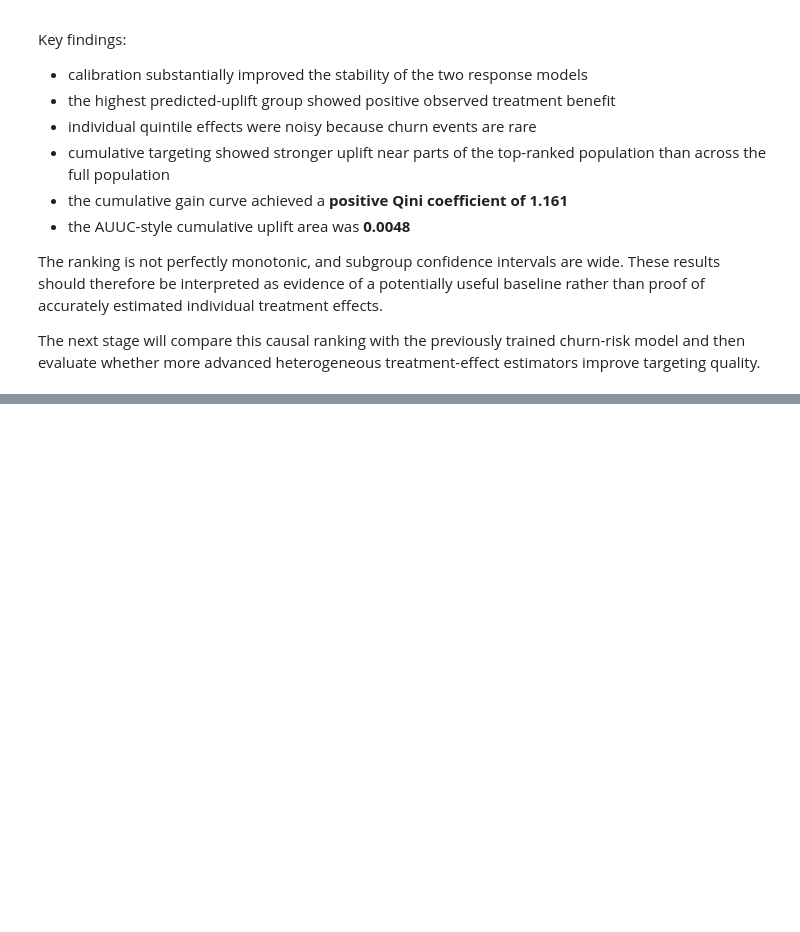
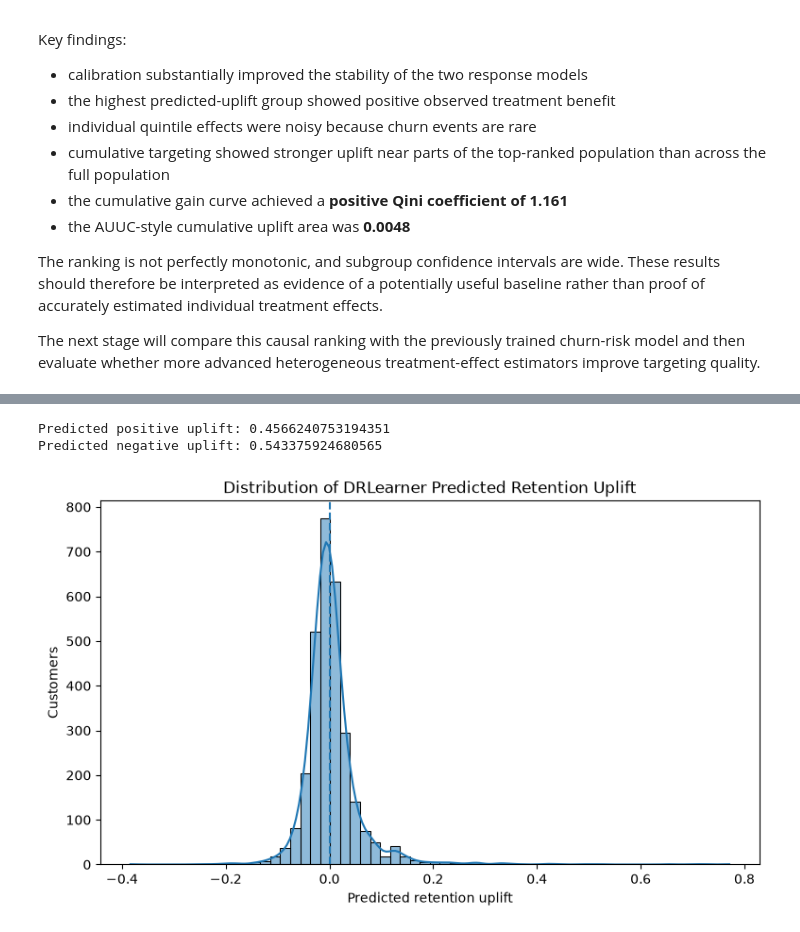
Before and after one commit to ACSanders/beyond-churn, a Jupyter notebook: notebooks/03_causal_uplift_modeling.ipynb, the cells around one changed output, grey strips where cells are left out. Cells and saved outputs as stored; diff of their text form; code cells hidden in the pictures; blank space fills up the shorter version.

```diff
--- a/notebooks/03_causal_uplift_modeling.ipynb
+++ b/notebooks/03_causal_uplift_modeling.ipynb
@@ -1205,0 +2090,7 @@ The next stage will compare this causal ranking with the previously trained chur
+# %%
+# FIT
+dr_learner.fit(
+    np.asarray(y_causal_train).ravel(),
+    np.asarray(treatment_train).ravel(),
+    X=X_causal_train_numeric
+)
@@ -1205,0 +2099,17 @@ The next stage will compare this causal ranking with the previously trained chur
+# %%
+eval_dr_treatment_effect = dr_learner.effect(
+    X_causal_eval_numeric,
+    T0=0,
+    T1=1
+)
+
+eval_dr_treatment_effect = np.asarray(
+    eval_dr_treatment_effect
+).ravel()
+
+eval_dr_retention_uplift = -eval_dr_treatment_effect
+
+pd.Series(
+    eval_dr_retention_uplift,
+    name="DRLearner retention uplift"
+).describe()
@@ -1205,0 +2157,34 @@ The next stage will compare this causal ranking with the previously trained chur
+# %%
+print(
+    "Predicted positive uplift:",
+    (eval_dr_retention_uplift > 0).mean()
+)
+
+print(
+    "Predicted negative uplift:",
+    (eval_dr_retention_uplift < 0).mean()
+)
+# %% [output]
+Predicted positive uplift: 0.4566240753194351
+Predicted negative uplift: 0.543375924680565
+# %%
+plt.figure(figsize=(9, 5))
+
+sns.histplot(
+    eval_dr_retention_uplift,
+    bins=60,
+    kde=True
+)
+
+plt.axvline(
+    0,
+    linestyle="--"
+)
+
+plt.xlabel("Predicted retention uplift")
+plt.ylabel("Customers")
+plt.title("Distribution of DRLearner Predicted Retention Uplift")
+
+plt.show()
+# %% [output]
+[figure, added]
```
Also changed, not shown: parts of 52 cells of this notebook.
